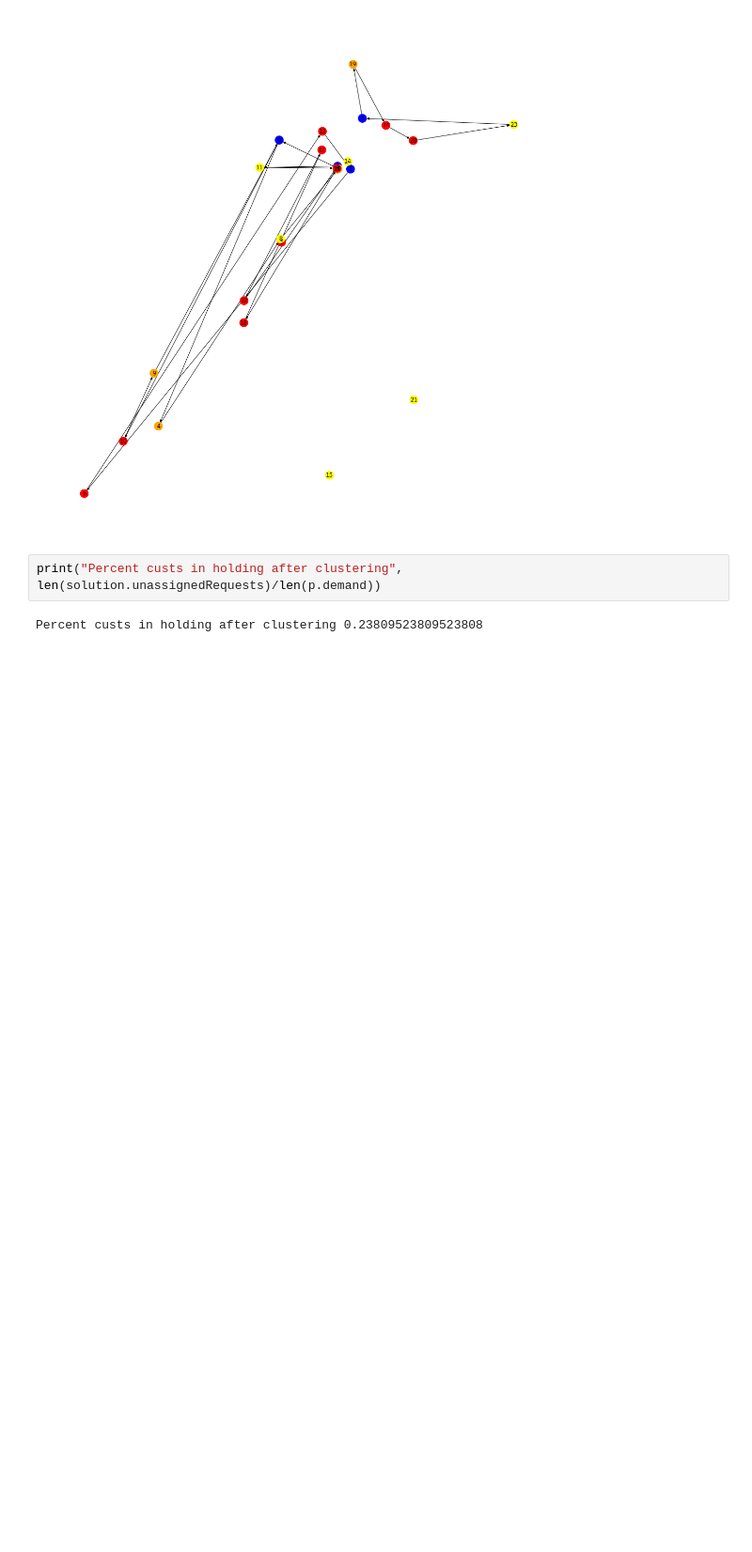
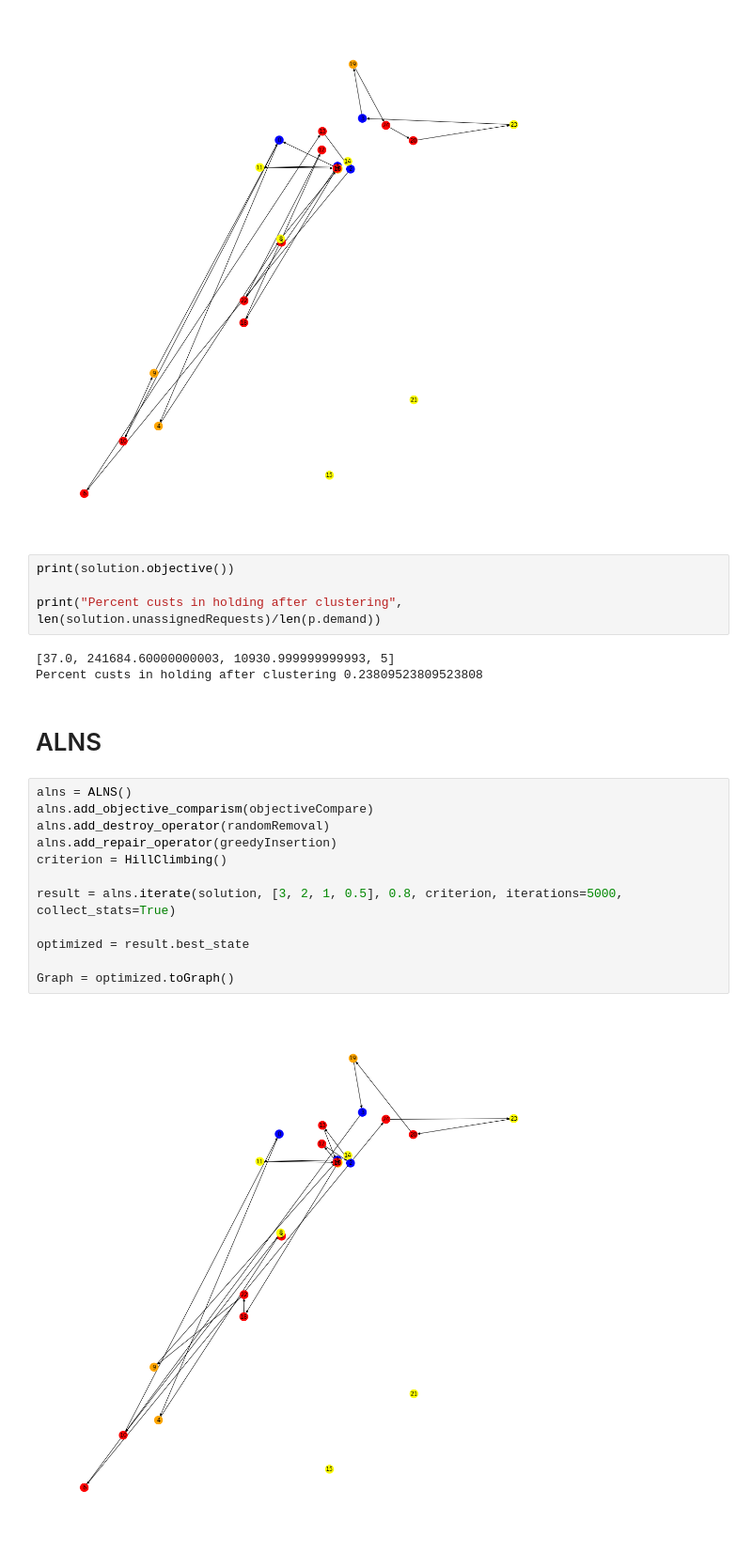
Before and after one commit to ChristophBleyer/ALNS, a Jupyter notebook: examples/Technician Vehicle Routing Optimization.ipynb, the cells around one changed output. Shown at 94% size. Drawn from its saved outputs; the diff is of its cells as text; blank space fills up the shorter version.

Commit message:
GreedyInsertion

```diff
--- a/examples/Technician Vehicle Routing Optimization.ipynb
+++ b/examples/Technician Vehicle Routing Optimization.ipynb
@@ -28,6 +30,25 @@ Graph = solution.toGraph()
 # %% [output]
 [figure]
 # %%
+print(solution.objective())
+
 print("Percent custs in holding after clustering",  len(solution.unassignedRequests)/len(p.demand))
 # %% [output]
+[37.0, 241684.60000000003, 10930.999999999993, 5]
 Percent custs in holding after clustering 0.23809523809523808
+# %% [markdown]
+# ALNS
+# %%
+alns = ALNS()
+alns.add_objective_comparism(objectiveCompare)
+alns.add_destroy_operator(randomRemoval)
+alns.add_repair_operator(greedyInsertion)
+criterion = HillClimbing()
+
+result = alns.iterate(solution, [3, 2, 1, 0.5], 0.8, criterion, iterations=5000, collect_stats=True)
+
+optimized = result.best_state
+
+Graph = optimized.toGraph()
+# %% [output]
+[figure, added]
```
Also changed, not shown: parts of 4 cells of this notebook, 9 other files.
